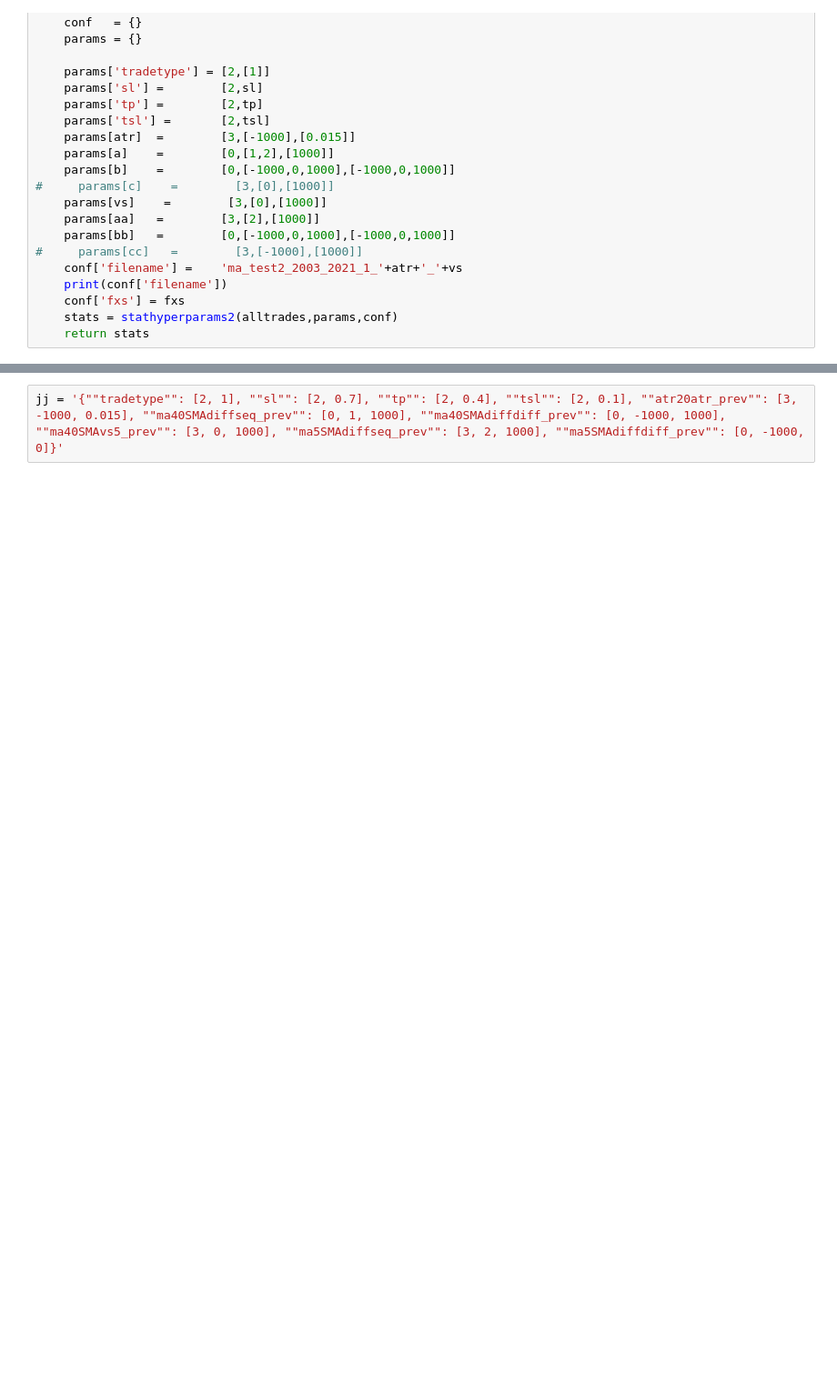
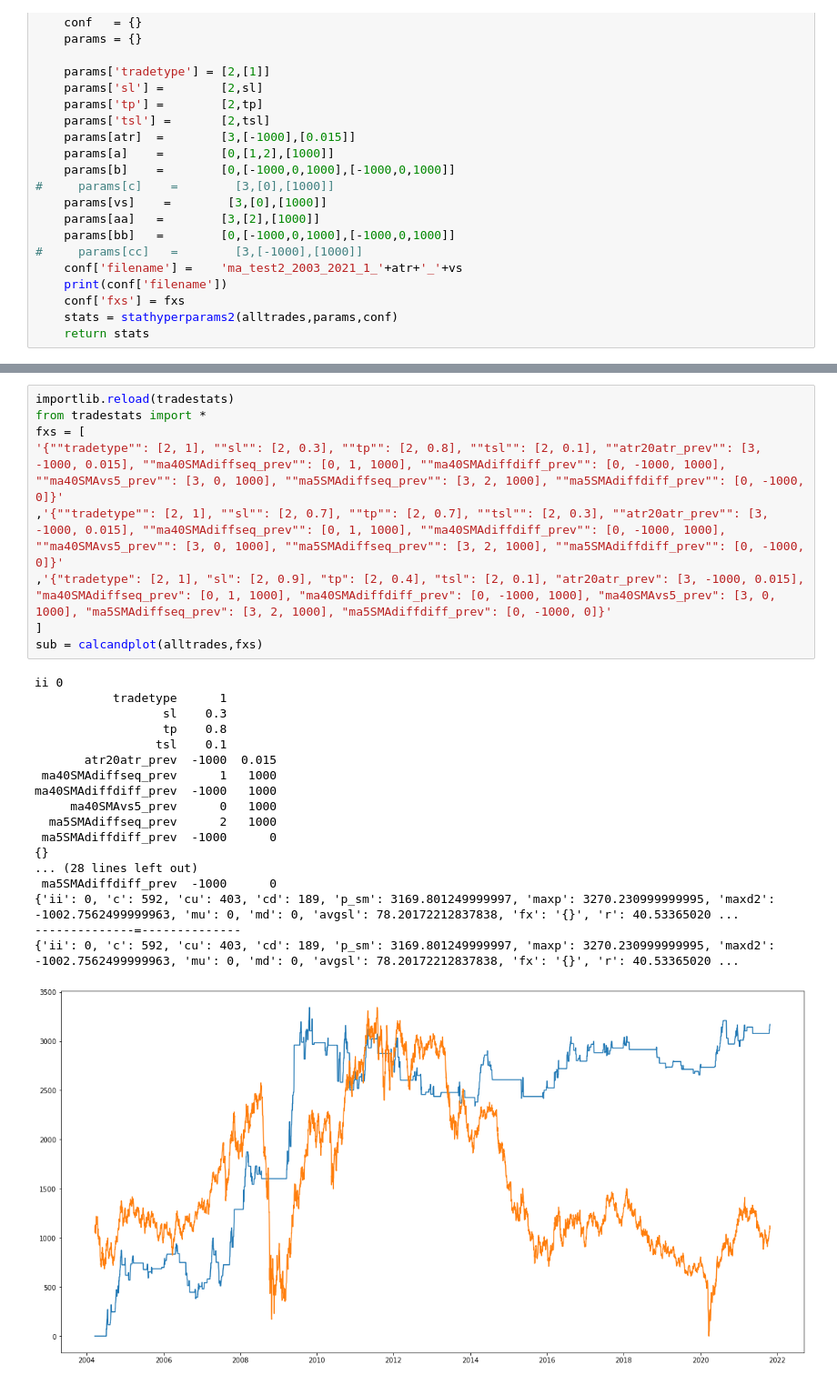
Before and after one commit to ai357060/flower, a Jupyter notebook: wm/SMAExperiment_test2.ipynb, the cells around one changed output, grey strips where cells are left out. Shown at 91% size. Drawn from its saved outputs; the diff is of its cells as text; blank space fills up the shorter version.

```diff
--- a/wm/SMAExperiment_test2.ipynb
+++ b/wm/SMAExperiment_test2.ipynb
@@ -203,2 +205,28 @@ ma40SMAdiffdiff_prev  -1000      0
 # %%
-jj = '{""tradetype"": [2, 1], ""sl"": [2, 0.7], ""tp"": [2, 0.4], ""tsl"": [2, 0.1], ""atr20atr_prev"": [3, -1000, 0.015], ""ma40SMAdiffseq_prev"": [0, 1, 1000], ""ma40SMAdiffdiff_prev"": [0, -1000, 1000], ""ma40SMAvs5_prev"": [3, 0, 1000], ""ma5SMAdiffseq_prev"": [3, 2, 1000], ""ma5SMAdiffdiff_prev"": [0, -1000, 0]}'
+importlib.reload(tradestats)
+from tradestats import *
+fxs = [
+'{""tradetype"": [2, 1], ""sl"": [2, 0.3], ""tp"": [2, 0.8], ""tsl"": [2, 0.1], ""atr20atr_prev"": [3, -1000, 0.015], ""ma40SMAdiffseq_prev"": [0, 1, 1000], ""ma40SMAdiffdiff_prev"": [0, -1000, 1000], ""ma40SMAvs5_prev"": [3, 0, 1000], ""ma5SMAdiffseq_prev"": [3, 2, 1000], ""ma5SMAdiffdiff_prev"": [0, -1000, 0]}'
+,'{""tradetype"": [2, 1], ""sl"": [2, 0.7], ""tp"": [2, 0.7], ""tsl"": [2, 0.3], ""atr20atr_prev"": [3, -1000, 0.015], ""ma40SMAdiffseq_prev"": [0, 1, 1000], ""ma40SMAdiffdiff_prev"": [0, -1000, 1000], ""ma40SMAvs5_prev"": [3, 0, 1000], ""ma5SMAdiffseq_prev"": [3, 2, 1000], ""ma5SMAdiffdiff_prev"": [0, -1000, 0]}'
+,'{"tradetype": [2, 1], "sl": [2, 0.9], "tp": [2, 0.4], "tsl": [2, 0.1], "atr20atr_prev": [3, -1000, 0.015], "ma40SMAdiffseq_prev": [0, 1, 1000], "ma40SMAdiffdiff_prev": [0, -1000, 1000], "ma40SMAvs5_prev": [3, 0, 1000], "ma5SMAdiffseq_prev": [3, 2, 1000], "ma5SMAdiffdiff_prev": [0, -1000, 0]}'
+]
+sub = calcandplot(alltrades,fxs)
+# %% [output]
+ii 0
+           tradetype      1
+                  sl    0.3
+                  tp    0.8
+                 tsl    0.1
+       atr20atr_prev  -1000  0.015
+ ma40SMAdiffseq_prev      1   1000
+ma40SMAdiffdiff_prev  -1000   1000
+     ma40SMAvs5_prev      0   1000
+  ma5SMAdiffseq_prev      2   1000
+ ma5SMAdiffdiff_prev  -1000      0
+{}
+... (28 lines left out)
+ ma5SMAdiffdiff_prev  -1000      0
+{'ii': 0, 'c': 592, 'cu': 403, 'cd': 189, 'p_sm': 3169.801249999997, 'maxp': 3270.230999999995, 'maxd2': -1002.7562499999963, 'mu': 0, 'md': 0, 'avgsl': 78.20172212837838, 'fx': '{}', 'r': 40.53365020 ...
+--------------=--------------
+{'ii': 0, 'c': 592, 'cu': 403, 'cd': 189, 'p_sm': 3169.801249999997, 'maxp': 3270.230999999995, 'maxd2': -1002.7562499999963, 'mu': 0, 'md': 0, 'avgsl': 78.20172212837838, 'fx': '{}', 'r': 40.53365020 ...
+[figure, added]
```
Also changed, not shown: parts of 8 cells of this notebook, 1 other file.
